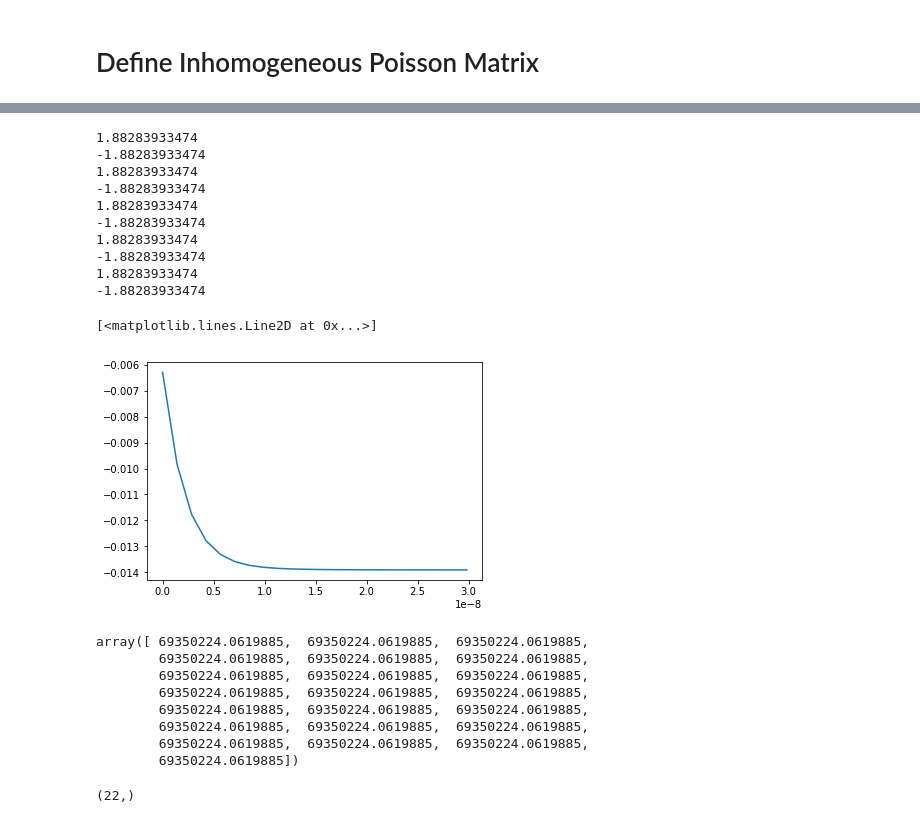
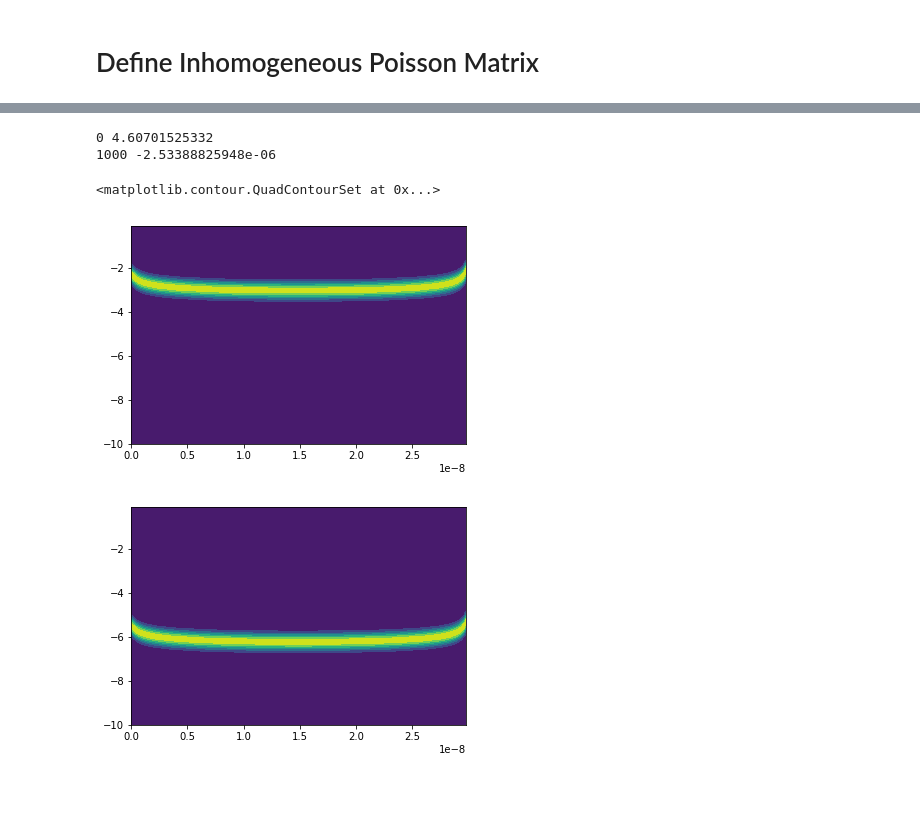
Before and after one commit to pkw0818/QLED, a Jupyter notebook: QLED v2.ipynb, the cells around one changed output, grey strips where cells are left out. Cells and saved outputs as stored; diff of their text form; code cells hidden in the pictures; blank space fills up the shorter version.

```diff
--- a/QLED v2.ipynb
+++ b/QLED v2.ipynb
@@ -14,16 +14,16 @@ def gaussian(x, mu, sig):
 # %% [markdown]
 # Define Geometry
 # %%
-dz = 1.42e-9
+dz = 2e-10
 z = np.arange(0, 30e-9, dz)
 nz = len(z)
 eo = 8.85e-12
 er = 3.6
 c_array = np.ones(len(z))*er #* eo*er
-V = 4
+V = -40
 Vi = np.linspace(0, V, nz)
 dE = 0.1
-y = np.arange(-6, 0, dE) # Energy
+y = np.arange(-10, 0, dE) # Energy
 kT = 0.0259
 q = 1.6e-19
 # %% [markdown]
@@ -31,8 +31,8 @@ q = 1.6e-19
 # %%
 EH = -5.3 # ev
 EL = -2.1
-EF = -5.1
+EF = -5.3
 
-n = 4.1e18
+n = 4.1e18/1.42e-9*dz
 # %% [markdown]
 # Define Inhomogeneous Poisson Matrix
@@ -52,3 +82,5 @@ poisson = csr_matrix(poisson)
+# %%
+inhomo_lap = csr_matrix(inhomo_lap)
 # %%
 fH = 1/(1/2*np.exp(-(y-EF)/kT)+1)
 fL = 1/(1/2*np.exp((y-EF)/kT)+1)
@@ -87,5 +126,7 @@ plt.plot(z, qden_old)
 # %%
-Vz = spsolve(poisson, -qden_old/eo)
+#qden_old /= 1000
+#Vz = np.linalg.solve(poisson, -qden_old/eo)
+Vz = spsolve(inhomo_lap, -qden_old/eo/dz)
 #fig, ax1 = plt.subplots(1,2)
 plt.plot(z, -Vz)
 #plt.ylim([-1.1,0])
@@ -95,49 +136,39 @@ plt.plot(z, -Vz)
 # %%
-diff = 0
-for k in range(10):
-    Vz = spsolve(poisson, -qden_old/eo/dz)
-    Vz /= 1000
+diff = 10
+dosH = np.zeros((len(y), len(z)))
+dosL = np.zeros((len(y), len(z)))
+ne = np.zeros((len(y), len(z)))
+nh = np.zeros((len(y), len(z)))
+
+for k in range(10000):
+    Vz = spsolve(inhomo_lap, -qden_old/eo/dz)
     for i in range(len(z)):
         dosH[:,i] = gaussian(y, EH-Vz[i], 0.25)
         dosL[:,i] = gaussian(y, EL-Vz[i], 0.25)
     for i in range(len(z)):
         ne[:,i] = dosL[:,i]*fL
         nh[:,i] = dosH[:,i]*fH
     neSum = np.sum(ne, axis = 0)*dE
     nhSum = np.sum(nh, axis = 0)*dE
     qden_new = q*n*(nhSum - neSum)
     diff = np.sum(qden_old - qden_new)
-    qden_old = qden_new+0
-    print diff
+    qden_old = (qden_old*99/100 + qden_new/100)
+    if k % 1000 == 0:
+        print k, diff
+    if np.abs(diff) < 1e-6:
+        break
 
-#plt.contourf(z, y, dosL)
+plt.contourf(z, y, dosL)
+plt.figure()
+plt.contourf(z, y, dosH)
+
 #plt.colorbar()
-plt.plot(z, -Vz)
+#plt.plot(z, -Vz)
+#plt.figure()
+#plt.plot(z, qden_old)
 # %% [output]
-1.88283933474
--1.88283933474
-1.88283933474
--1.88283933474
-1.88283933474
--1.88283933474
-1.88283933474
--1.88283933474
-1.88283933474
--1.88283933474
+0 4.60701525332
+1000 -2.53388825948e-06
-[<matplotlib.lines.Line2D at 0x...>]
+<matplotlib.contour.QuadContourSet at 0x...>
-[figure, old version]
+[figure, new version]
+[figure, added]
-# %%
-qden_new
-# %% [output]
-array([ 69350224.0619885,  69350224.0619885,  69350224.0619885,
-        69350224.0619885,  69350224.0619885,  69350224.0619885,
-        69350224.0619885,  69350224.0619885,  69350224.0619885,
-        69350224.0619885,  69350224.0619885,  69350224.0619885,
-        69350224.0619885,  69350224.0619885,  69350224.0619885,
-        69350224.0619885,  69350224.0619885,  69350224.0619885,
-        69350224.0619885,  69350224.0619885,  69350224.0619885,
-        69350224.0619885])
-# %%
-dosL[0,:].shape
-# %% [output]
-(22,)
```
Also changed, not shown: parts of 8 cells of this notebook, 3 other files.
